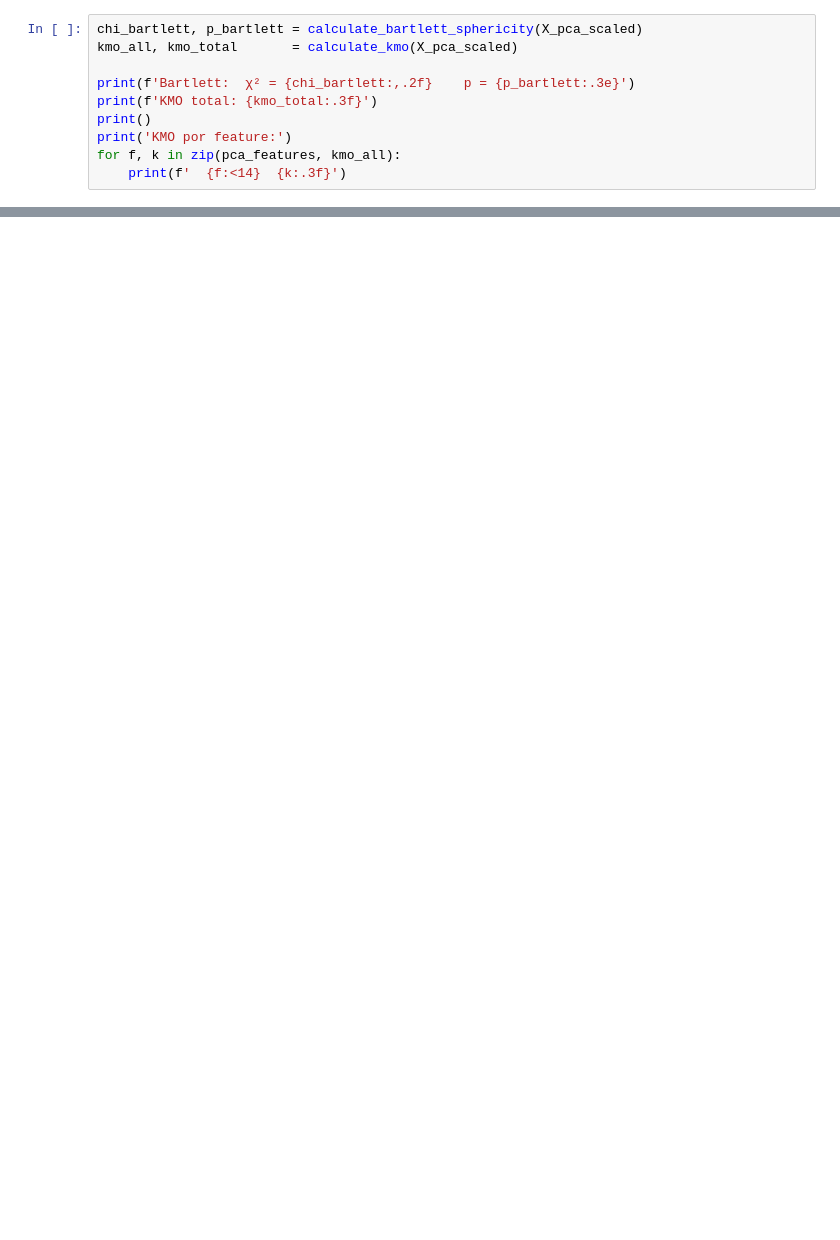
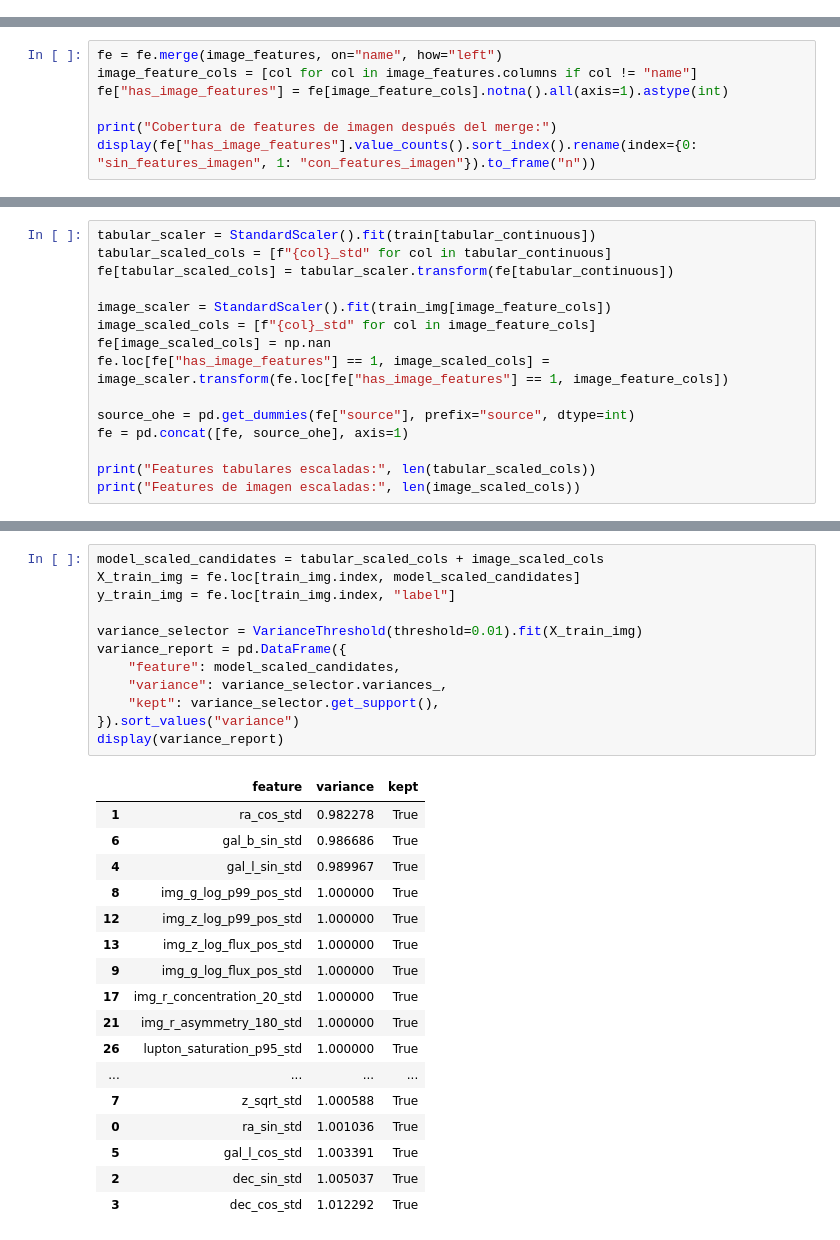
Before and after one commit to cesarcamilov1/RingGalaxiesAnalysis, a Jupyter notebook: feature_engineering/feature_engineering.ipynb, the cells around one changed output, grey strips where cells are left out. Saved outputs shown, nothing was run; the diff lists cells and outputs as text; blank space fills up the shorter version.

```diff
--- a/feature_engineering/feature_engineering.ipynb
+++ b/feature_engineering/feature_engineering.ipynb
@@ -797,10 +0,0 @@ Antes de extraer factores, validamos que el dataset es **factorizable** con dos
-# %%
-chi_bartlett, p_bartlett = calculate_bartlett_sphericity(X_pca_scaled)
-kmo_all, kmo_total       = calculate_kmo(X_pca_scaled)
-
-print(f'Bartlett:  χ² = {chi_bartlett:,.2f}    p = {p_bartlett:.3e}')
-print(f'KMO total: {kmo_total:.3f}')
-print()
-print('KMO por feature:')
-for f, k in zip(pca_features, kmo_all):
-    print(f'  {f:<14}  {k:.3f}')
@@ -1015,0 +379,7 @@ Con esto el dataset queda preparado para la fase **Modeling** del lifecycle CRIS
+# %%
+fe = fe.merge(image_features, on="name", how="left")
+image_feature_cols = [col for col in image_features.columns if col != "name"]
+fe["has_image_features"] = fe[image_feature_cols].notna().all(axis=1).astype(int)
+
+print("Cobertura de features de imagen después del merge:")
+display(fe["has_image_features"].value_counts().sort_index().rename(index={0: "sin_features_imagen", 1: "con_features_imagen"}).to_frame("n"))
@@ -1015,0 +594,15 @@ Con esto el dataset queda preparado para la fase **Modeling** del lifecycle CRIS
+# %%
+tabular_scaler = StandardScaler().fit(train[tabular_continuous])
+tabular_scaled_cols = [f"{col}_std" for col in tabular_continuous]
+fe[tabular_scaled_cols] = tabular_scaler.transform(fe[tabular_continuous])
+
+image_scaler = StandardScaler().fit(train_img[image_feature_cols])
+image_scaled_cols = [f"{col}_std" for col in image_feature_cols]
+fe[image_scaled_cols] = np.nan
+fe.loc[fe["has_image_features"] == 1, image_scaled_cols] = image_scaler.transform(fe.loc[fe["has_image_features"] == 1, image_feature_cols])
+
+source_ohe = pd.get_dummies(fe["source"], prefix="source", dtype=int)
+fe = pd.concat([fe, source_ohe], axis=1)
+
+print("Features tabulares escaladas:", len(tabular_scaled_cols))
+print("Features de imagen escaladas:", len(image_scaled_cols))
@@ -1015,0 +616,30 @@ Con esto el dataset queda preparado para la fase **Modeling** del lifecycle CRIS
+# %%
+model_scaled_candidates = tabular_scaled_cols + image_scaled_cols
+X_train_img = fe.loc[train_img.index, model_scaled_candidates]
+y_train_img = fe.loc[train_img.index, "label"]
+
+variance_selector = VarianceThreshold(threshold=0.01).fit(X_train_img)
+variance_report = pd.DataFrame({
+    "feature": model_scaled_candidates,
+    "variance": variance_selector.variances_,
+    "kept": variance_selector.get_support(),
+}).sort_values("variance")
+display(variance_report)
+# %% [output]
+|  | feature | variance | kept |
+| 1 | ra_cos_std | 0.982278 | True |
+| 6 | gal_b_sin_std | 0.986686 | True |
+| 4 | gal_l_sin_std | 0.989967 | True |
+| 8 | img_g_log_p99_pos_std | 1.000000 | True |
+| 12 | img_z_log_p99_pos_std | 1.000000 | True |
+| 13 | img_z_log_flux_pos_std | 1.000000 | True |
+| 9 | img_g_log_flux_pos_std | 1.000000 | True |
+| 17 | img_r_concentration_20_std | 1.000000 | True |
+| 21 | img_r_asymmetry_180_std | 1.000000 | True |
+| 26 | lupton_saturation_p95_std | 1.000000 | True |
+| ... | ... | ... | ... |
+| 7 | z_sqrt_std | 1.000588 | True |
+| 0 | ra_sin_std | 1.001036 | True |
+| 5 | gal_l_cos_std | 1.003391 | True |
+| 2 | dec_sin_std | 1.005037 | True |
+| 3 | dec_cos_std | 1.012292 | True |
```
Also changed, not shown: parts of 84 cells of this notebook.
